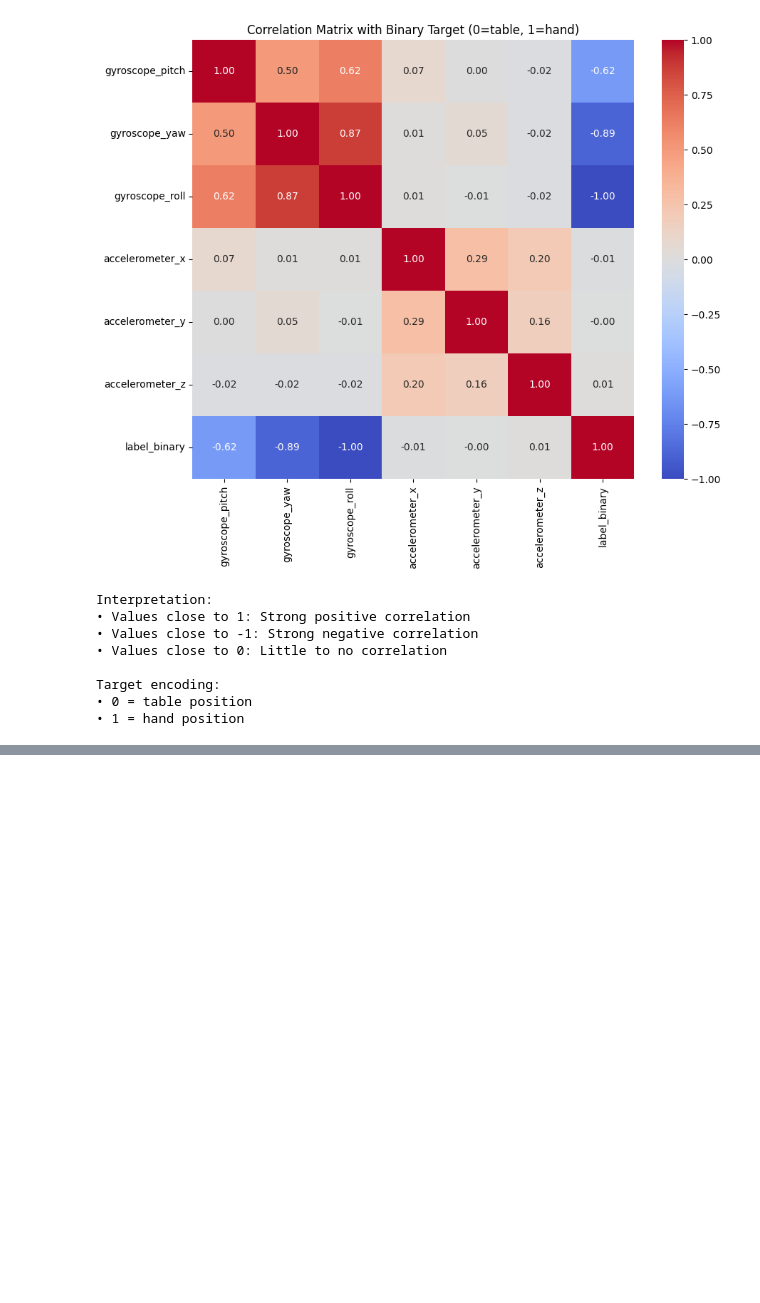
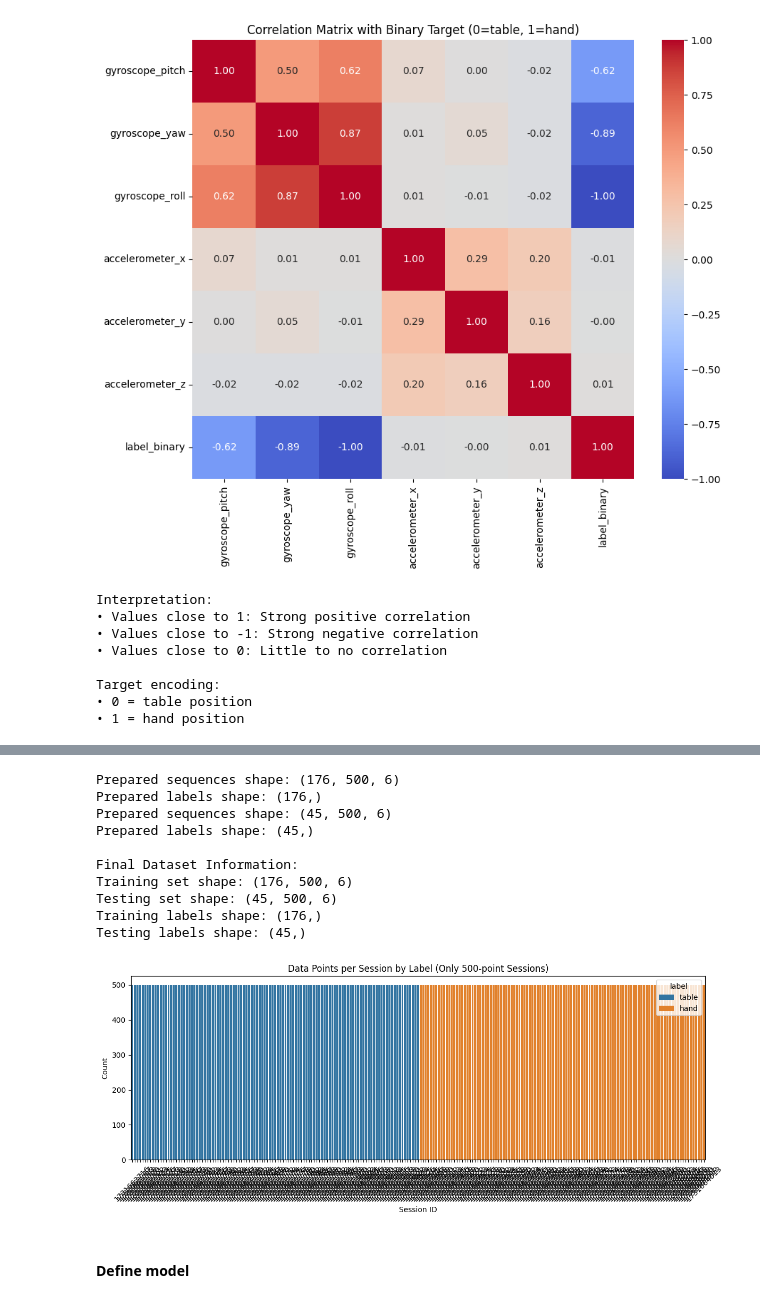
Before and after one commit to wayne-xyz/dualsense-rpi-demo, a Jupyter notebook: ml/model_t.ipynb, the cells around one changed output, grey strips where cells are left out. Cells and saved outputs as stored; diff of their text form; code cells hidden in the pictures; blank space fills up the shorter version.

```diff
--- a/ml/model_t.ipynb
+++ b/ml/model_t.ipynb
@@ -241,0 +438,30 @@ Target encoding:
+# %%
+# Replace the old code with this:
+# Prepare training and testing sequences
+X_train_seq, y_train_seq = prepare_sequence_data(
+    filtered_df[filtered_df['session_id'].isin(train_sessions)],
+    features
+)
+
+X_test_seq, y_test_seq = prepare_sequence_data(
+    filtered_df[filtered_df['session_id'].isin(test_sessions)],
+    features
+)
+
+# Print final dataset information
+print("\nFinal Dataset Information:")
+print(f"Training set shape: {X_train_seq.shape}")  # Will show (n_train_sessions, 500, 6)
+print(f"Testing set shape: {X_test_seq.shape}")    # Will show (n_test_sessions, 500, 6)
+print(f"Training labels shape: {y_train_seq.shape}")  # Will show (n_train_sessions,)
+print(f"Testing labels shape: {y_test_seq.shape}")    # Will show (n_test_sessions,)
+
+# Visualize the final distribution (keep this part)
+plt.figure(figsize=(12, 5))
+sns.countplot(data=filtered_df, x='session_id', hue='label')
+plt.title('Data Points per Session by Label (Only 500-point Sessions)')
+plt.xlabel('Session ID')
+plt.ylabel('Count')
+plt.xticks(rotation=45)
+plt.tight_layout()
+plt.show()
+# %% [output]
@@ -241,0 +470,13 @@ Target encoding:
+Prepared sequences shape: (176, 500, 6)
+Prepared labels shape: (176,)
+Prepared sequences shape: (45, 500, 6)
+Prepared labels shape: (45,)
+
+Final Dataset Information:
+Training set shape: (176, 500, 6)
+Testing set shape: (45, 500, 6)
+Training labels shape: (176,)
+Testing labels shape: (45,)
+[figure, added]
+# %% [markdown]
+#### Define model
```
Also changed, not shown: parts of 15 cells of this notebook, 1 other file.
